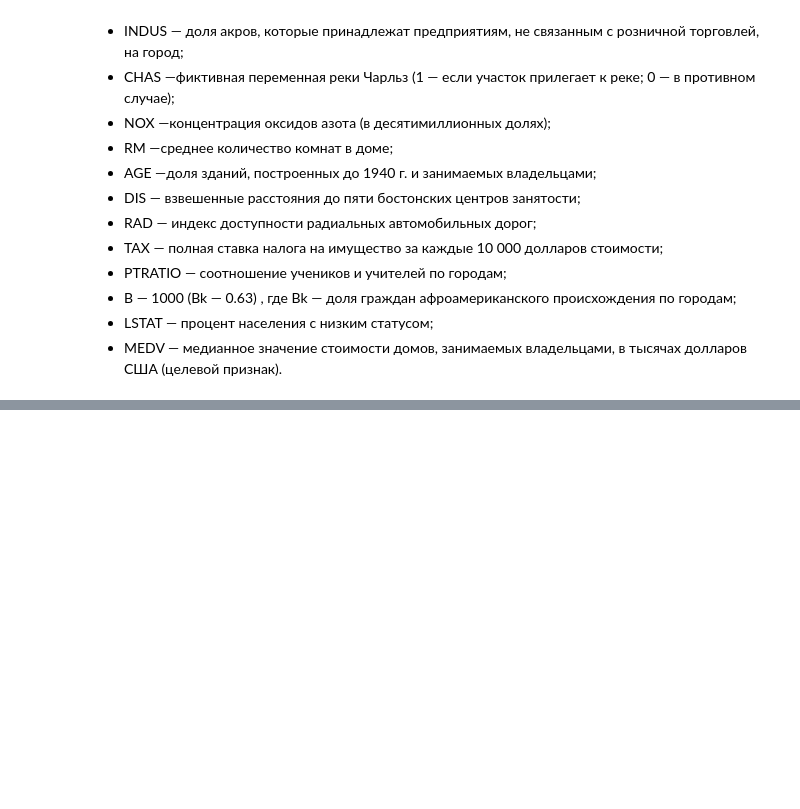
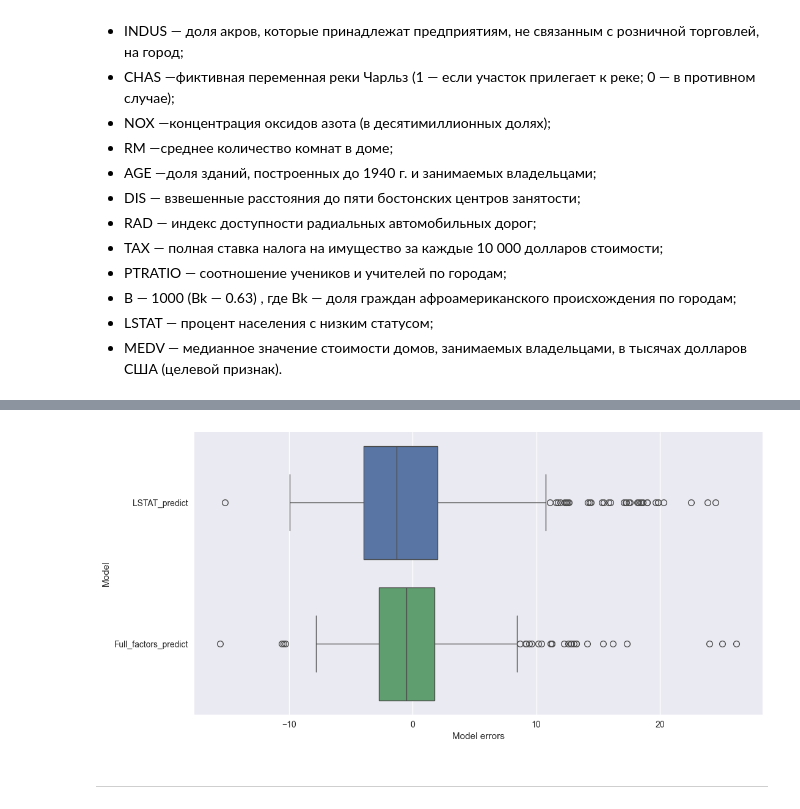
Before and after one commit to Ildar-Shamaev/ML, a Jupyter notebook: ML_2_Regression/ML.ipynb, the cells around one changed output, grey strips where cells are left out. Saved outputs shown, nothing was run; the diff lists cells and outputs as text; code cells hidden in the pictures; blank space fills up the shorter version.

```diff
--- a/ML_2_Regression/ML.ipynb
+++ b/ML_2_Regression/ML.ipynb
@@ -34,0 +75,5 @@ boston_data.info()
+# %%
+X = boston_data[['LSTAT']] #матрица наблюдений
+y = boston_data['MEDV'] #вектор правильных ответов
+X.head()
+#y.head()
@@ -34,0 +217,21 @@ boston_data.info()
+# %%
+#Визуализируем ошибки
+fig, ax = plt.subplots(figsize=(12, 6)) #фигура + координатная плоскость
+#Ошибки модели на одном факторе LSTAT
+y_errors_lstat = y - lr_lstat.predict(boston_data[['LSTAT']])
+#Ошибки модели на всех факторах
+y_errors_full = y - lr_full.predict(boston_data[features])
+#Для удобства визуализации составим DataFrame из ошибок
+errors_df = pd.DataFrame(
+    {'LSTAT_predict': y_errors_lstat,
+     'Full_factors_predict': y_errors_full
+    }
+)
+#Строим boxplot для ошибок
+sns.boxplot(data=errors_df, orient='h', ax=ax)
+ax.set_xlabel('Model errors') #название оси абсцисс
+ax.set_ylabel('Model'); #название оси ординат
+# %% [output]
+[figure, added]
+# %% [markdown]
+***
```
Also changed, not shown: parts of 31 cells of this notebook, 20 other files.
